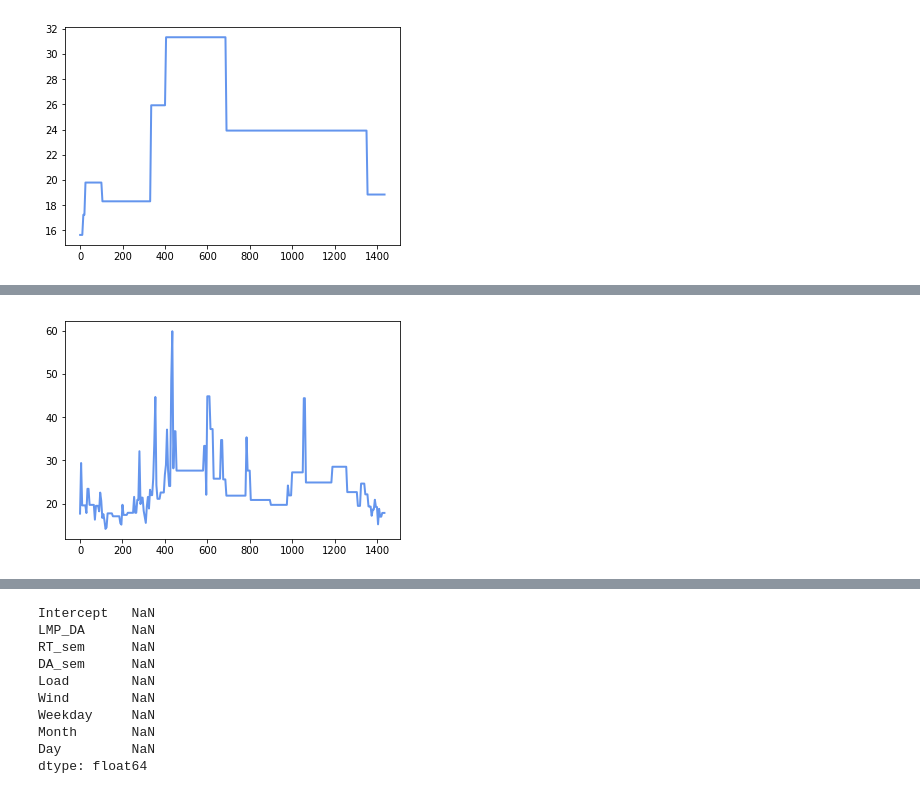
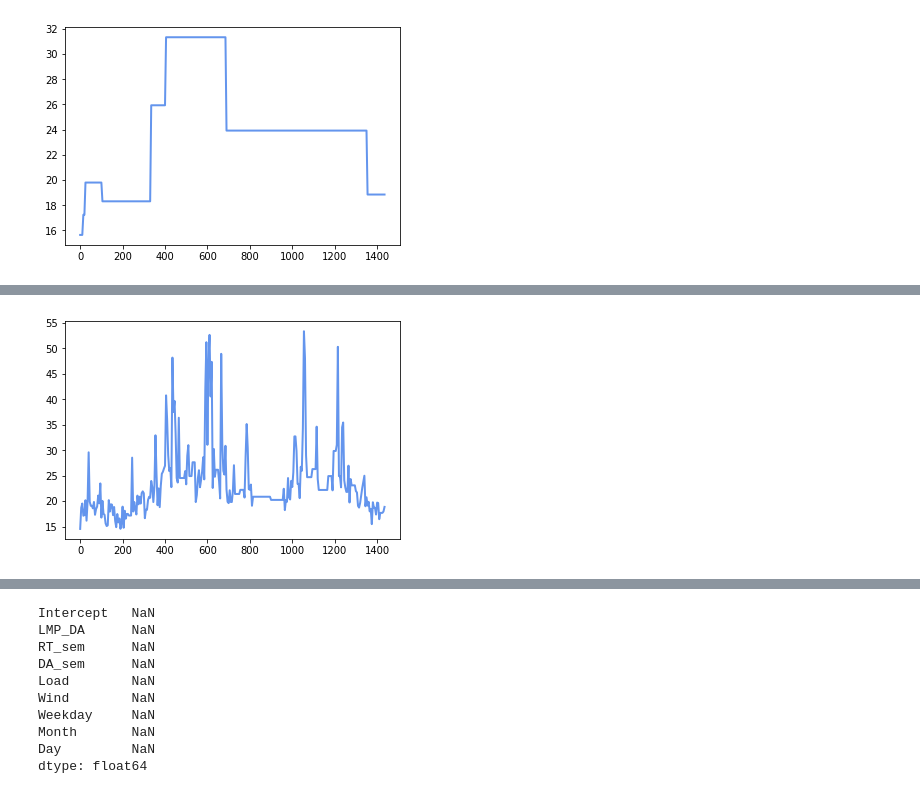
Before and after one commit to felipeascouto/energy, a Jupyter notebook: research_p2.ipynb, the cells around one changed output, grey strips where cells are left out. Cells and saved outputs as stored; diff of their text form; code cells hidden in the pictures.

```diff
--- a/research_p2.ipynb
+++ b/research_p2.ipynb
@@ -1104,7 +1090,7 @@ d = 7: 2.613583870158645
 # %%
-branch_dfs = sklearn_clusters_plot(train_data, test_data, 7)
+branch_dfs = sklearn_clusters_plot(train_data, test_data, 10)
 # %% [output]
-[figure, old version]
+[figure, new version]
 # %%
 plt.plot(train_data.index, train_data['LMP_RT'],'red')
 plt.plot(test_data.index, test_data['LMP_RT'],'green')
```
Also changed, not shown: parts of 7 cells of this notebook.
